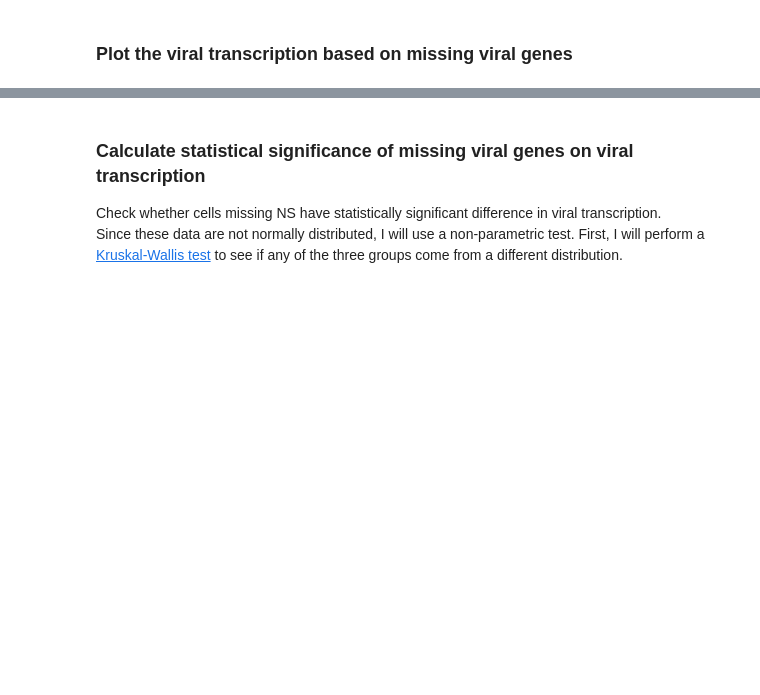
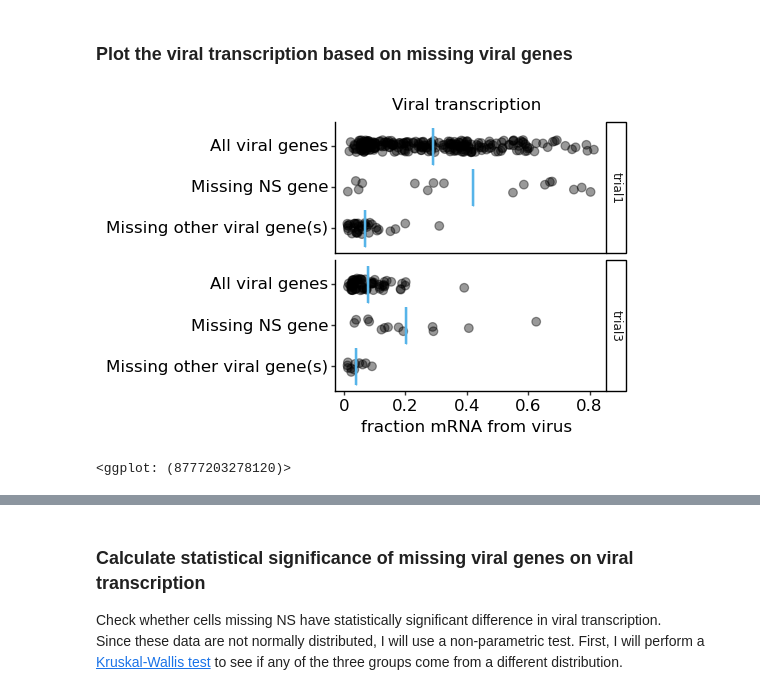
Before and after one commit to jbloomlab/barcoded_flu_pdmH1N1, a Jupyter notebook: final_analysis.py.ipynb, the cells around one changed output, grey strips where cells are left out. Drawn from its saved outputs; the diff is of its cells as text; code cells hidden in the pictures; blank space fills up the shorter version.

Commit message:
made Ns plots

```diff
--- a/final_analysis.py.ipynb
+++ b/final_analysis.py.ipynb
@@ -1642,28 +1651,32 @@ display(transcription_progeny_df.groupby('missing_NS')['cell_barcode'].nunique()
 # %%
 missing_NS_transcription_file = figure_dir+'/'+'missing_NS_transcription_plot.svg'
 
 missing_NS_transcription_plot = (
     p9.ggplot(transcription_progeny_df,
                p9.aes(x='missing_NS',
                       y='frac_viral_UMIs',)) +
     p9.geom_jitter(alpha=0.4, size=3, width=0.15) +
     p9.stat_summary(fun_y=np.mean,
                     fun_ymin=np.mean,
                     fun_ymax=np.mean,
                     geom='crossbar',
                     width=0.9,
                     color=CBPALETTE[2]) +
+    p9.facet_grid('sample~') +
     p9.ggtitle('Viral transcription') +
     p9.coord_flip() +
     p9.labs(x='',
             y='fraction mRNA from virus') +
-    p9.theme(figure_size=(3.5, 1.75),
+    p9.theme(figure_size=(3.5, 3.5),
              plot_title=p9.element_text(size=12),
              axis_title=p9.element_text(size=12),
              axis_text=p9.element_text(size=12, color="black")))
 
 missing_NS_transcription_plot.save(filename = missing_NS_transcription_file)
 display(missing_NS_transcription_plot)
+# %% [output]
+[figure, added]
+<ggplot: (8777203278120)>
 # %%
 missing_NS_transcription_swarm_file = figure_dir+'/'+'missing_NS_transcription_swarm_plot.svg'
 
```
Also changed, not shown: parts of 2 cells of this notebook, 3 other files.
